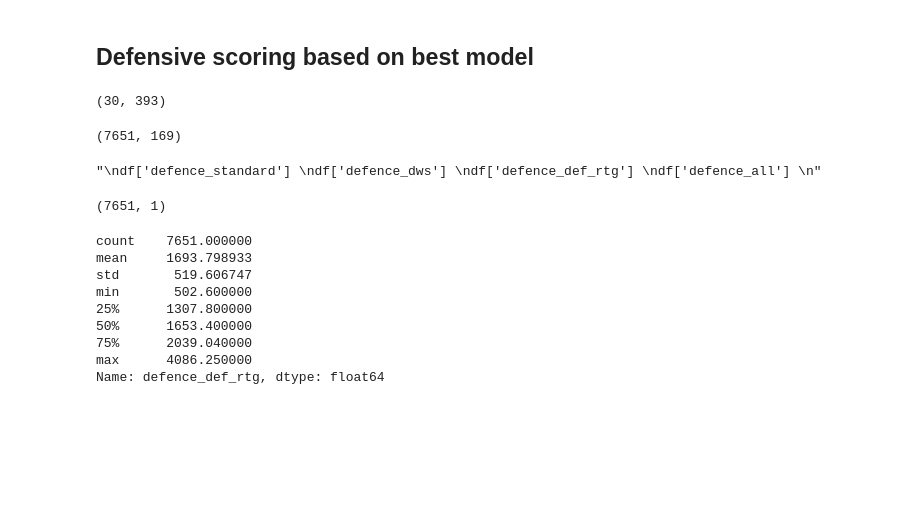
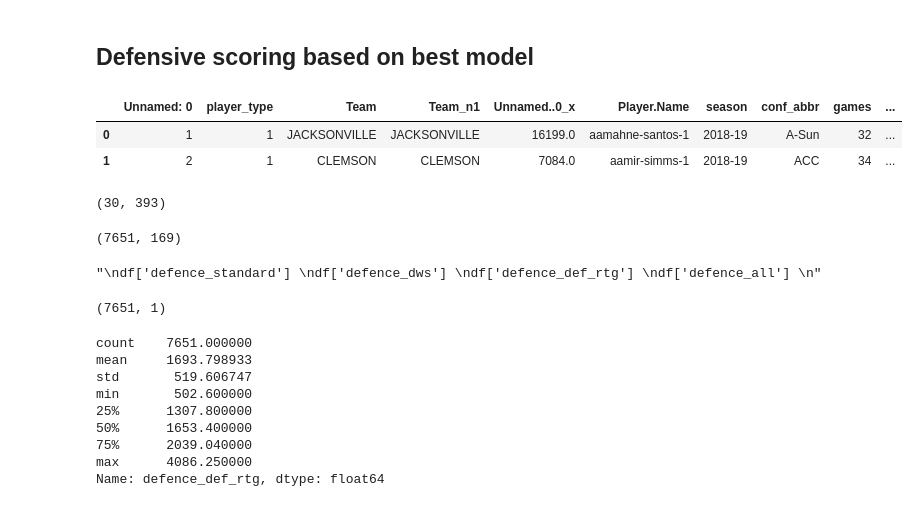
Before and after one commit to zainhoda1/Capstone-project, a Jupyter notebook: Analysis files/Zain/primary/Defence score.ipynb, the cells around one changed output. Cells and saved outputs as stored; diff of their text form; code cells hidden in the pictures; blank space fills up the shorter version.

```diff
--- a/Analysis files/Zain/primary/Defence score.ipynb
+++ b/Analysis files/Zain/primary/Defence score.ipynb
@@ -70,4 +70,10 @@ kp =  pd.read_csv("D:\\Github\\Capstone-project\\Data folder\\KenPom Team Metric
 kp_conf_rat =  pd.read_csv("D:\\Github\\Capstone-project\\Data folder\\KP_Conf_Ratings.csv")
 
 df =  pd.read_csv("D:\\Github\\Capstone-project\\Data folder\\training_data_to_use.csv")
+# %%
+df.head(2)
+# %% [output]
+|  | Unnamed: 0 | player_type | Team | Team_n1 | Unnamed..0_x | Player.Name | season | conf_abbr | games | ... |
+| 0 | 1 | 1 | JACKSONVILLE | JACKSONVILLE | 16199.0 | aamahne-santos-1 | 2018-19 | A-Sun | 32 | ... |
+| 1 | 2 | 1 | CLEMSON | CLEMSON | 7084.0 | aamir-simms-1 | 2018-19 | ACC | 34 | ... |
 # %%
```
Also changed, not shown: parts of 16 cells of this notebook, 3 other files.
